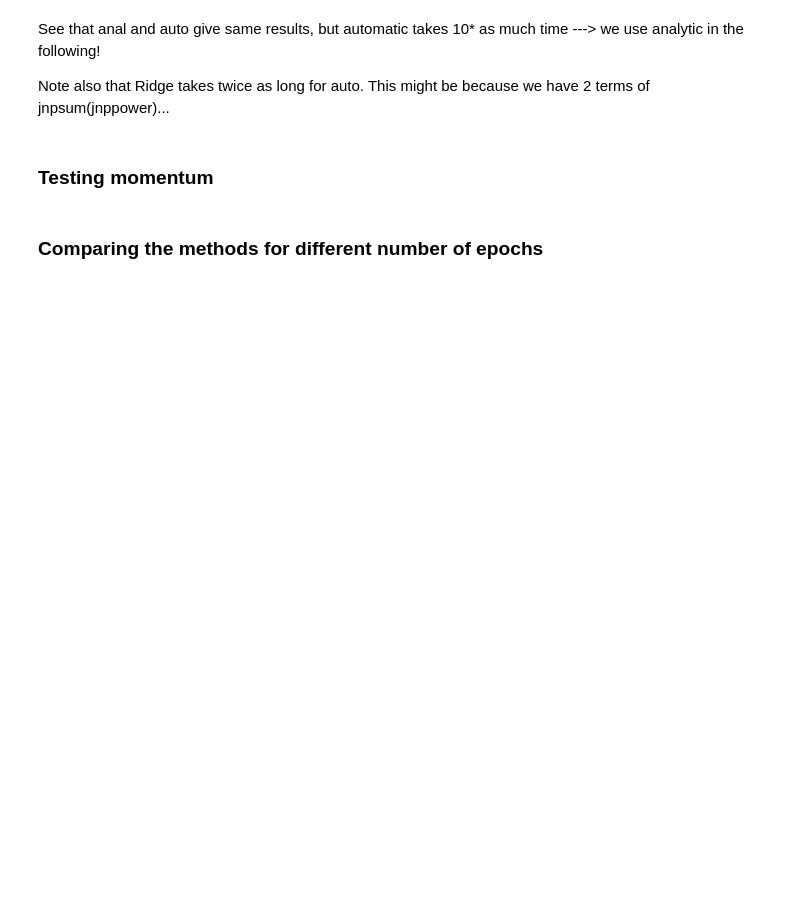
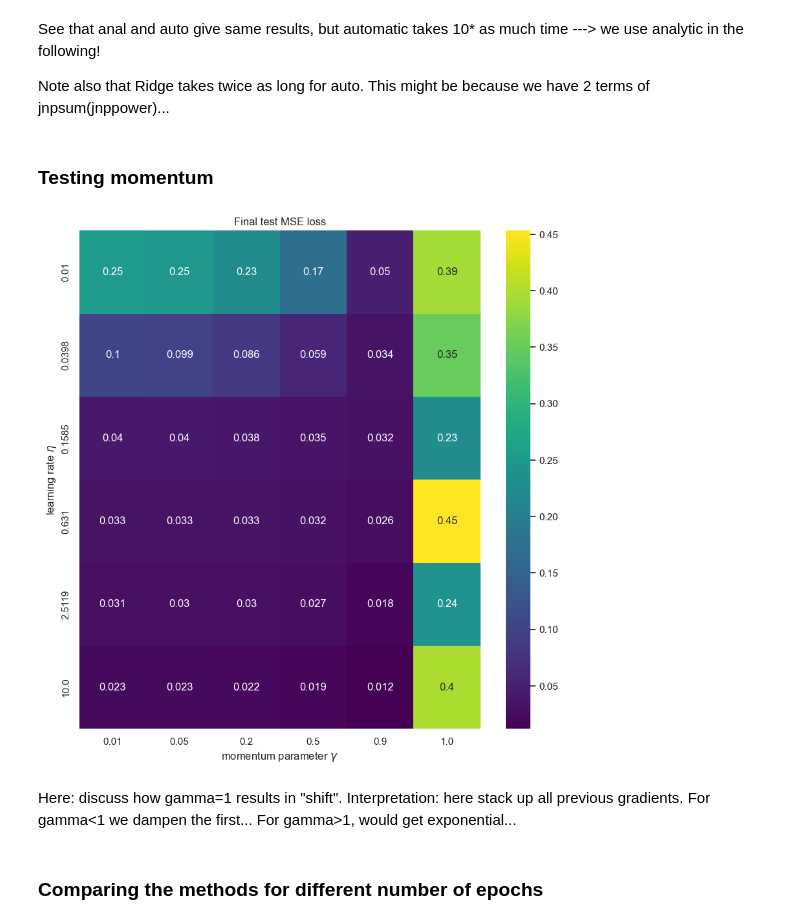
Before and after one commit to Trond01/Project2_FYS-STK4155, a Jupyter notebook: Runs/a.ipynb, the cells around one changed output. Drawn from its saved outputs; the diff is of its cells as text; code cells hidden in the pictures; blank space fills up the shorter version.

```diff
--- a/Runs/a.ipynb
+++ b/Runs/a.ipynb
@@ -15,11 +15,11 @@ from Code.utilities import train_test_split, MSELoss_method
 from Code.utilities import OLS_train_analgrad, OLS_train_autograd, ridge_train_analgrad, ridge_train_autograd
 
 methods_dict_list = [
-    {"name"   : "GD",       "method" : GD},
-    {"name"   : "SGD",      "method" : SGD},
-    {"name"   : "adagrad",  "method" : SGD_adagrad},
-    {"name"   : "RMS prop", "method" : SGD_RMS_prop},
-    {"name"   : "adam",     "method" : SGD_adam}
+    {"name"   : "GD",       "method" : GD,           "color" : "C0"},
+    {"name"   : "SGD",      "method" : SGD,          "color" : "C1"},
+    {"name"   : "adagrad",  "method" : SGD_adagrad,  "color" : "C2"},
+    {"name"   : "RMS prop", "method" : SGD_RMS_prop, "color" : "C3"},
+    {"name"   : "adam",     "method" : SGD_adam,     "color" : "C4"}
 ]
 
 # Import tools from the first project
@@ -30,5 +30,13 @@ import seaborn as sns
 import pandas as pd
 import matplotlib.pyplot as plt
 
+# Used for nice legend
+from matplotlib.lines import Line2D
+
 import time as time
+
+# Set the default font size for text elements (e.g., titles, labels)
+import matplotlib as mpl
+mpl.rcParams['font.size'] = 16  # Change 14 to your desired font size
+mpl.rcParams['legend.fontsize'] = 14
 # %%
@@ -100,11 +117,11 @@ Note also that Ridge takes twice as long for auto. This might be because we have
 np.random.seed(0)
 
 # Fixed parametres
-epochs = 100
+epochs = 1000
 
 # Values for experiment
 lr_vals = np.logspace(-2, 1, 6)
-gamma_vals = np.array([0.01, 0.05, 0.2, 0.5, 1])
+gamma_vals = np.array([0.01, 0.05, 0.2, 0.5, 0.9, 1])
 results = np.zeros((len(lr_vals), len(gamma_vals)))
 
 # We juse analytic ridge
@@ -112,33 +129,37 @@ grad_method= OLS_train_analgrad(model)
 
 # Perform algorithm for each value
 for i, lr in enumerate(lr_vals):
     for j, gamma in enumerate(gamma_vals):
 
         # Perform experiment
         result_GD = GD(X_train, y_train, X_test, y_test,
                     grad_method=grad_method,
                     n_epochs=epochs,
                     lr=lr,
                     beta0=beta0,
                     gamma=gamma,
                     test_loss_func=loss_func)
 
         # Append the final error from training
         results[i, j] = result_GD["test_loss_list"][-1]
 
 
 # Make plot
 sns.set()
 fig, ax = plt.subplots(figsize = (10, 10))
 df = pd.DataFrame(results, index=lr_vals, columns=gamma_vals)
 sns.heatmap(df, annot=True, ax=ax, cmap="viridis",
             xticklabels=df.columns.values.round(4),
             yticklabels=df.index.values.round(4))
 ax.set_title("Final test MSE loss")
 ax.set_ylabel("learning rate $\eta$")
 ax.set_xlabel("momentum parameter $\gamma$")
 
 plt.show()
+# %% [output]
+[figure, added]
+# %% [markdown]
+Here: discuss how gamma=1 results in "shift". Interpretation: here stack up all previous gradients. For gamma<1 we dampen the first... For gamma>1, would get exponential...
 # %% [markdown]
 ### Comparing the methods for different number of epochs
 # %%
```
Also changed, not shown: parts of 10 cells of this notebook, 1 other file.
